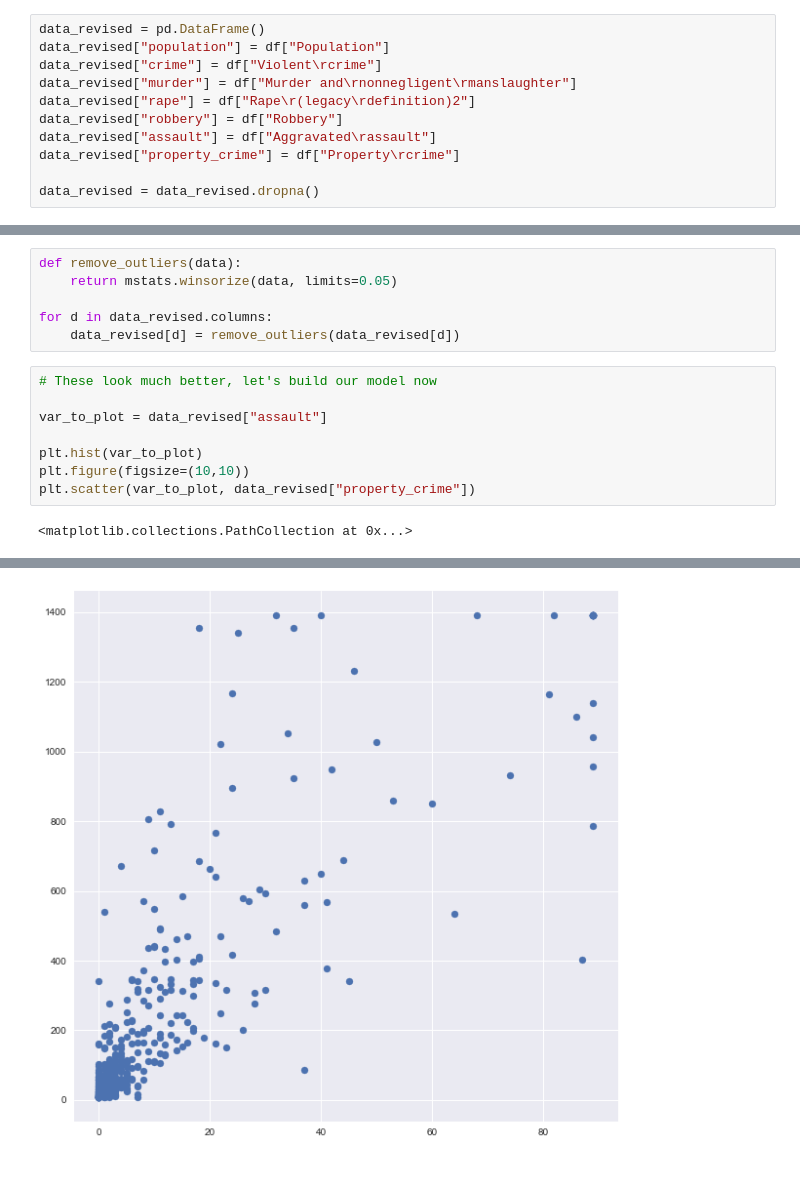
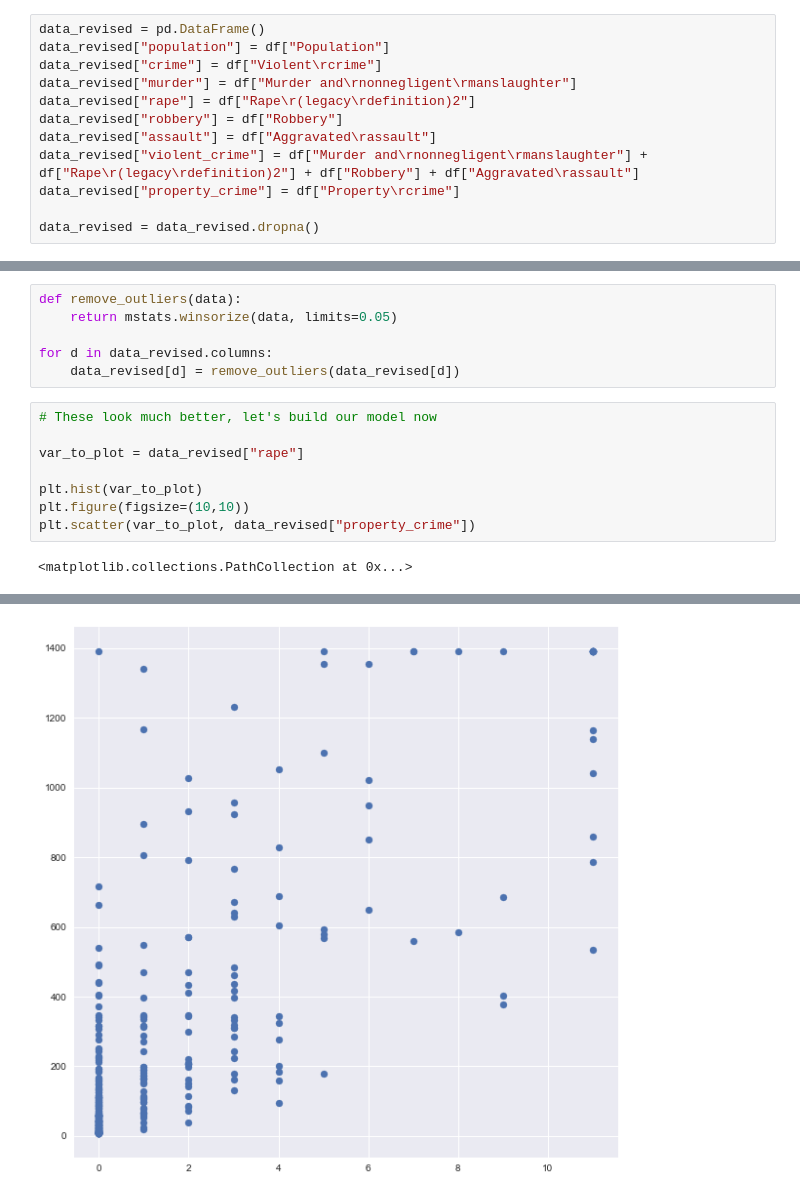
Before and after one commit to carlsednaoui/thinkful-data-science, a Jupyter notebook: coursework/unit_2/lesson_4_project_2.ipynb, the cells around one changed output, grey strips where cells are left out. Cells and saved outputs as stored; diff of their text form.

```diff
--- a/coursework/unit_2/lesson_4_project_2.ipynb
+++ b/coursework/unit_2/lesson_4_project_2.ipynb
@@ -168,6 +168,7 @@ data_revised["murder"] = df["Murder and\rnonnegligent\rmanslaughter"]
 data_revised["rape"] = df["Rape\r(legacy\rdefinition)2"]
 data_revised["robbery"] = df["Robbery"]
 data_revised["assault"] = df["Aggravated\rassault"]
+data_revised["violent_crime"] = df["Murder and\rnonnegligent\rmanslaughter"] + df["Rape\r(legacy\rdefinition)2"] + df["Robbery"] + df["Aggravated\rassault"]
 data_revised["property_crime"] = df["Property\rcrime"]
 
 data_revised = data_revised.dropna()
@@ -189,7 +190,7 @@ for d in data_revised.columns:
 # %%
 # These look much better, let's build our model now
 
-var_to_plot = data_revised["assault"]
+var_to_plot = data_revised["rape"]
 
 plt.hist(var_to_plot)
 plt.figure(figsize=(10,10))
@@ -200,4 +201,4 @@ plt.scatter(var_to_plot, data_revised["property_crime"])
-[figure, old version]
+[figure, new version]
 # %%
 # New model
 
```
Also changed, not shown: parts of 7 cells of this notebook, 4 other files.
